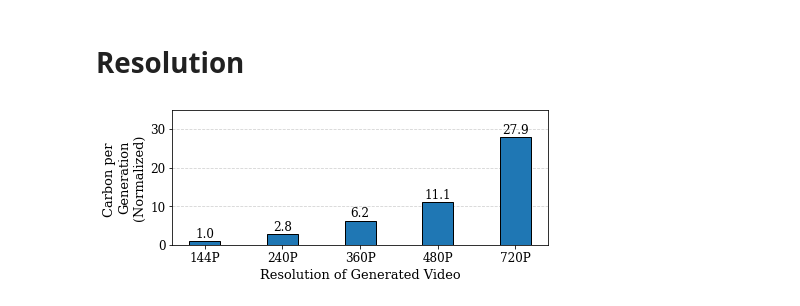
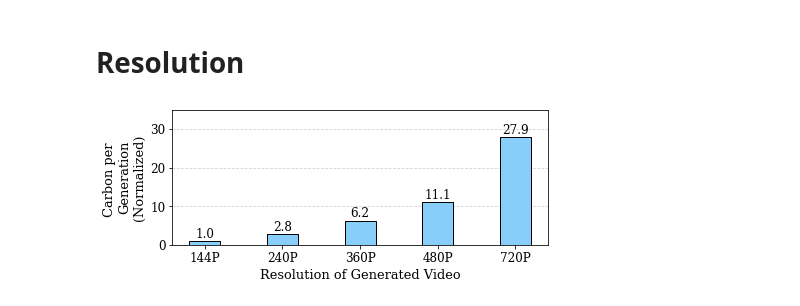
Before and after one commit to boringlee24/Open-Sora, a Jupyter notebook: scripts/visualize/char.ipynb, the cells around one changed output. Drawn from its saved outputs; the diff is of its cells as text; code cells hidden in the pictures.

Commit message:
Add new visualization figures and data files

```diff
--- a/scripts/visualize/char.ipynb
+++ b/scripts/visualize/char.ipynb
@@ -23,34 +23,34 @@ steps = 100
 frames = 16
 batch = 1
 
 resolutions = {"144P": (144, 256),
                "240P": (240, 426),
                "360P": (360, 640),
                "480P": (480, 854),
                "720P": (720, 1280),}
 
 y = []
 for k, v in resolutions.items():
-    with open(f"../data/char_sample_1/batch_{batch}_steps_{steps}_frames_{frames}_reso_{v[0]}x{v[1]}.json.json") as f:
+    with open(f"../data/char_sample_1/batch_{batch}_steps_{steps}_frames_{frames}_reso_{v[0]}x{v[1]}.json") as f:
         data = json.load(f)
-    total_co2 = np.mean(data["co2"]) + embodied_carbon_per_sec * np.mean(data["time"])
+    total_co2 = np.mean(data["co2"])  * 1.2 + embodied_carbon_per_sec * np.mean(data["time"])
     y.append(total_co2)
 
 # normalize y to y[0]
 y = np.array(y) / y[0]
 
 fig, axs = plt.subplots(nrows=1, ncols=1, gridspec_kw={'hspace': 0.4, 'wspace': 0.4, 'bottom': 0.2,
                     'top': 0.95, 'right':0.995, 'left':0.25}, figsize=(7,2.5))
-bars = axs.bar(list(resolutions.keys()), y, width=0.4, zorder=3, edgecolor='black')
+bars = axs.bar(list(resolutions.keys()), y, width=0.4, zorder=3, edgecolor='black', color="lightskyblue")
 # show values on top of bars
 for bar in bars:
     yval = bar.get_height()
     axs.text(bar.get_x() + bar.get_width()/2, yval + 0.2, f"{round(yval, 1)}", ha='center', va='bottom', fontsize=12)
 axs.grid(which='both', axis='y', color='lightgrey', ls='dashed', zorder=0)
 axs.set_ylim(0, 35)
 axs.tick_params(axis='both', which='major', labelsize=12)
 axs.set_ylabel("Carbon per \nGeneration\n(Normalized)", fontsize=13)
 axs.set_xlabel("Resolution of Generated Video", fontsize=13)
 plt.savefig(f"figures/fig1_resolution.pdf", bbox_inches='tight')
 # %% [output]
-[figure, old version]
+[figure, new version]
```
Also changed, not shown: parts of 6 cells of this notebook, 35 other files.
